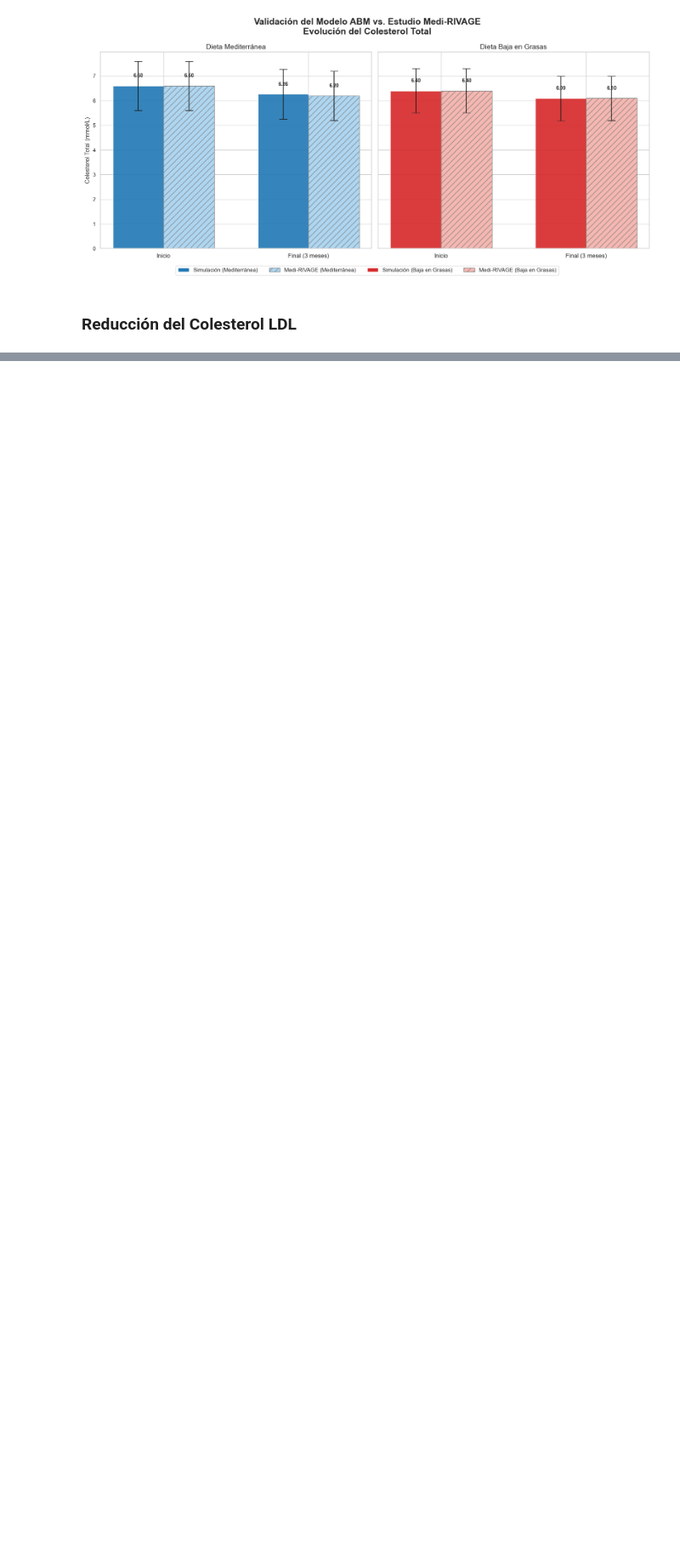
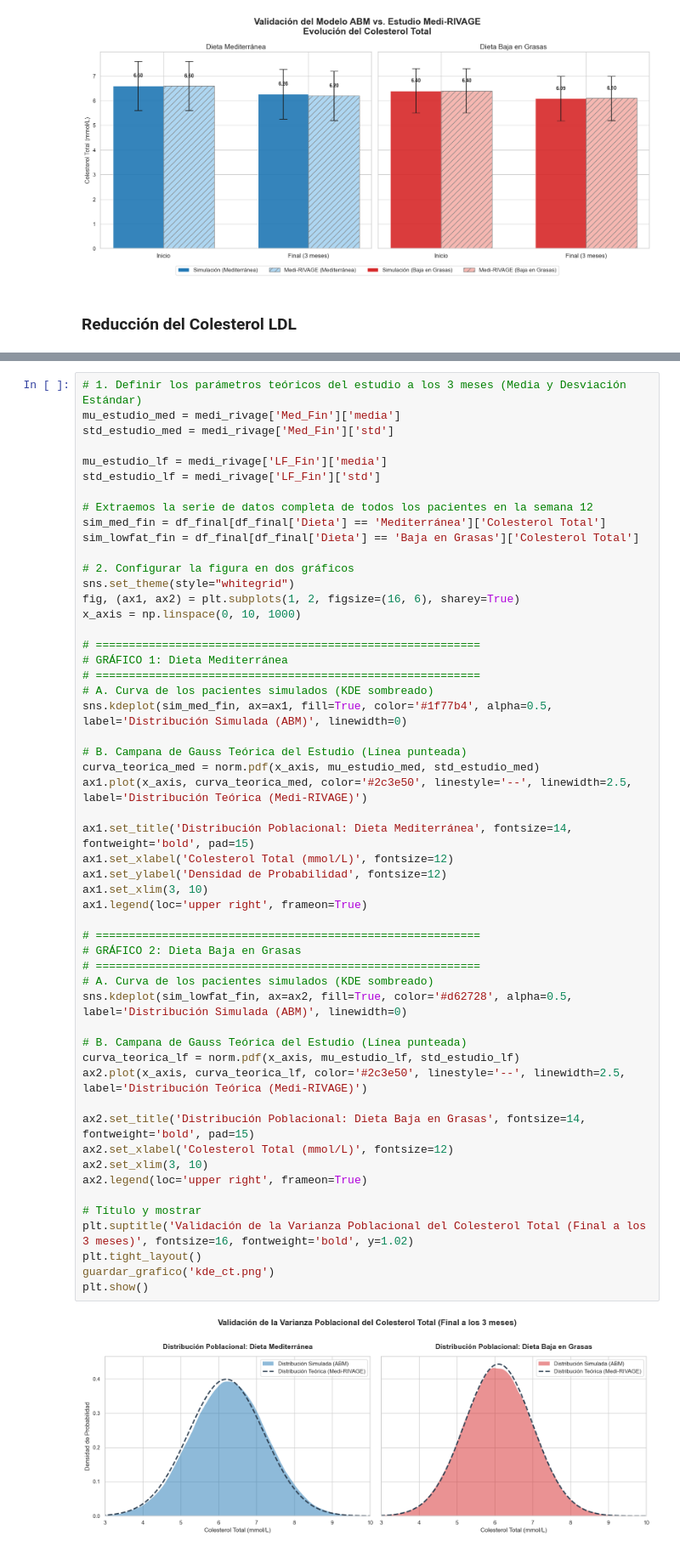
Before and after one commit to alexxgonzalezz/TFG_CardiovascularABM, a Jupyter notebook: analysis/analisisResultados.ipynb, the cells around one changed output, grey strips where cells are left out. Shown at 85% size. Saved outputs shown, nothing was run; the diff lists cells and outputs as text; blank space fills up the shorter version.

Commit message:
Modelo finalizado con análisis de datos

```diff
--- a/analysis/analisisResultados.ipynb
+++ b/analysis/analisisResultados.ipynb
@@ -743,0 +559,55 @@ plt.show()
+# %%
+# 1. Definir los parámetros teóricos del estudio a los 3 meses (Media y Desviación Estándar)
+mu_estudio_med = medi_rivage['Med_Fin']['media']
+std_estudio_med = medi_rivage['Med_Fin']['std']
+
+mu_estudio_lf = medi_rivage['LF_Fin']['media']
+std_estudio_lf = medi_rivage['LF_Fin']['std']
+
+# Extraemos la serie de datos completa de todos los pacientes en la semana 12
+sim_med_fin = df_final[df_final['Dieta'] == 'Mediterránea']['Colesterol Total']
+sim_lowfat_fin = df_final[df_final['Dieta'] == 'Baja en Grasas']['Colesterol Total']
+
+# 2. Configurar la figura en dos gráficos
+sns.set_theme(style="whitegrid")
+fig, (ax1, ax2) = plt.subplots(1, 2, figsize=(16, 6), sharey=True)
+x_axis = np.linspace(0, 10, 1000)
+
+# ==========================================================
+# GRÁFICO 1: Dieta Mediterránea
+# ==========================================================
+# A. Curva de los pacientes simulados (KDE sombreado)
+sns.kdeplot(sim_med_fin, ax=ax1, fill=True, color='#1f77b4', alpha=0.5, label='Distribución Simulada (ABM)', linewidth=0)
+
+# B. Campana de Gauss Teórica del Estudio (Línea punteada)
+curva_teorica_med = norm.pdf(x_axis, mu_estudio_med, std_estudio_med)
+ax1.plot(x_axis, curva_teorica_med, color='#2c3e50', linestyle='--', linewidth=2.5, label='Distribución Teórica (Medi-RIVAGE)')
+
+ax1.set_title('Distribución Poblacional: Dieta Mediterránea', fontsize=14, fontweight='bold', pad=15)
+ax1.set_xlabel('Colesterol Total (mmol/L)', fontsize=12)
+ax1.set_ylabel('Densidad de Probabilidad', fontsize=12)
+ax1.set_xlim(3, 10)
+ax1.legend(loc='upper right', frameon=True)
+
+# ==========================================================
+# GRÁFICO 2: Dieta Baja en Grasas
+# ==========================================================
+# A. Curva de los pacientes simulados (KDE sombreado)
+sns.kdeplot(sim_lowfat_fin, ax=ax2, fill=True, color='#d62728', alpha=0.5, label='Distribución Simulada (ABM)', linewidth=0)
+
+# B. Campana de Gauss Teórica del Estudio (Línea punteada)
+curva_teorica_lf = norm.pdf(x_axis, mu_estudio_lf, std_estudio_lf)
+ax2.plot(x_axis, curva_teorica_lf, color='#2c3e50', linestyle='--', linewidth=2.5, label='Distribución Teórica (Medi-RIVAGE)')
+
+ax2.set_title('Distribución Poblacional: Dieta Baja en Grasas', fontsize=14, fontweight='bold', pad=15)
+ax2.set_xlabel('Colesterol Total (mmol/L)', fontsize=12)
+ax2.set_xlim(3, 10)
+ax2.legend(loc='upper right', frameon=True)
+
+# Título y mostrar
+plt.suptitle('Validación de la Varianza Poblacional del Colesterol Total (Final a los 3 meses)', fontsize=16, fontweight='bold', y=1.02)
+plt.tight_layout()
+guardar_grafico('kde_ct.png')
+plt.show()
+# %% [output]
+[figure, added]
```
Also changed, not shown: parts of 63 cells of this notebook, 15 other files.
